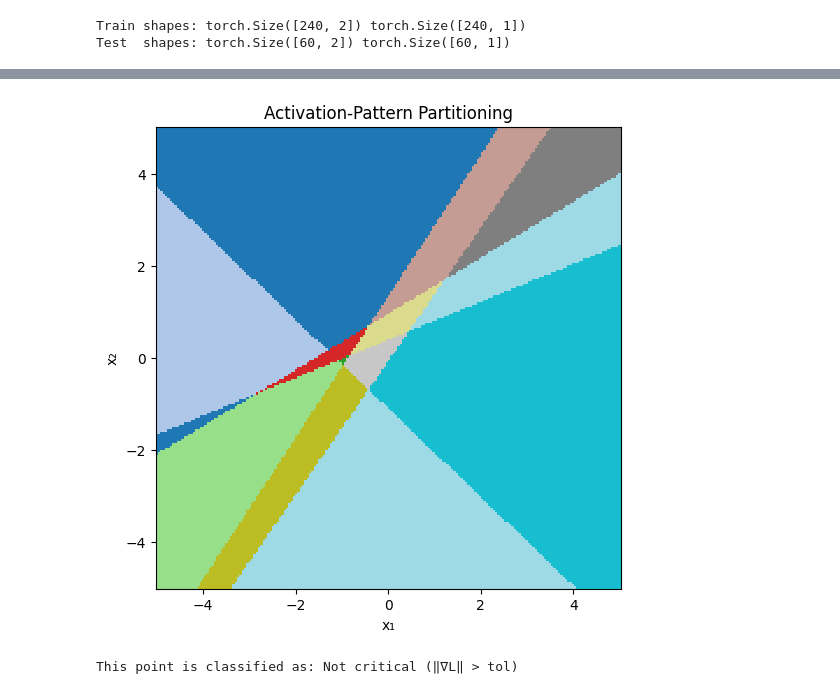
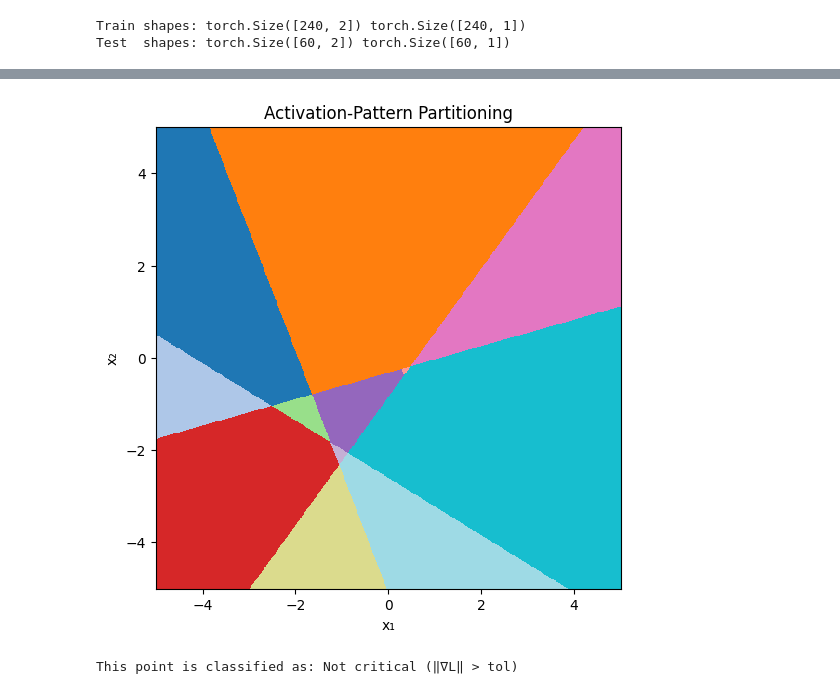
Before and after one commit to varun20020124/relu-loss-landscape, a Jupyter notebook: notebooks/main_analysis.ipynb, the cells around one changed output, grey strips where cells are left out. Cells and saved outputs as stored; diff of their text form; code cells hidden in the pictures.

Commit message:
Changed the learning rate and epochs for trainer

```diff
--- a/notebooks/main_analysis.ipynb
+++ b/notebooks/main_analysis.ipynb
@@ -37,8 +37,8 @@ Test  shapes: torch.Size([60, 2]) torch.Size([60, 1])
 # %%
 trainer = ShallowReLUTrainer(input_dim=2,
                              hidden_dim=5,
-                             lr=0.05,
-                             num_epochs=100)
+                             lr=0.001,
+                             num_epochs=1000)
 
 # override with the generated data
 trainer.X_train, trainer.X_test = X_train, X_test
@@ -99,15 +106,15 @@ analyzer.plot_hessian_spectrum(H)
 # %%
-# Instantiate the visualizer
+# Instantiating the visualizer
 partitioner = ActivationPatternVisualizer(
     trainer.model,
-    xlim=(-5, 5),       # adjust to cover your data range
+    xlim=(-5, 5),       # should cover data range
     ylim=(-5, 5),
-    resolution=200      # finer grid for smoother regions
+    resolution=500      # finer grid for the smoother regions
 )
 
-# Compute activation patterns over the grid and plotting them
+# Computing activation patterns over the grid
 partitioner.compute_patterns()
 partitioner.plot_partition()
 # %% [output]
-[figure, old version]
+[figure, new version]
 # %%
```
Also changed, not shown: parts of 5 cells of this notebook.
